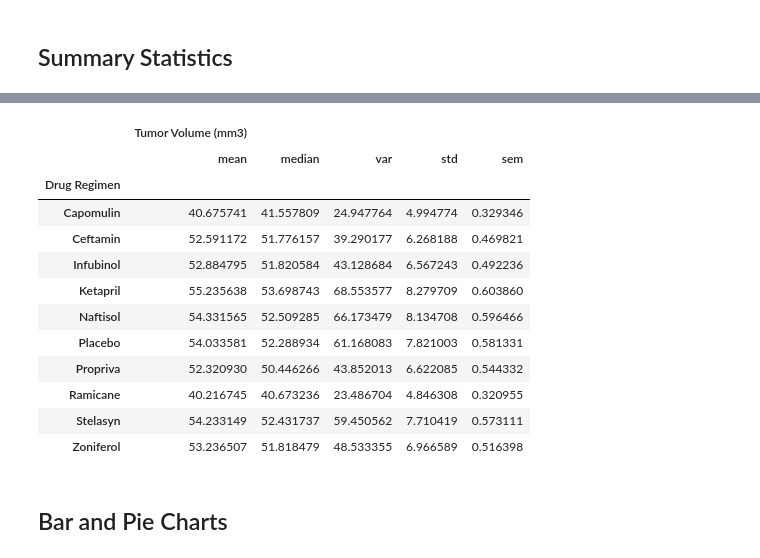
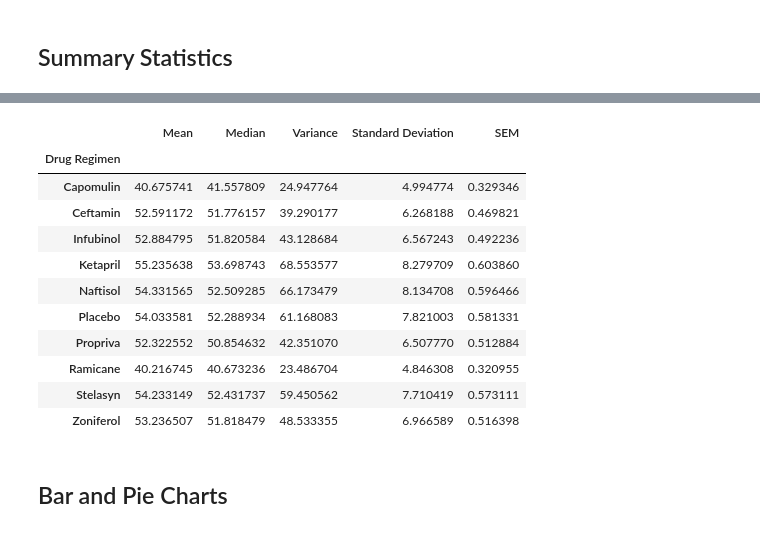
Before and after one commit to AmiableWookie/MatPlotLib_Challenge, a Jupyter notebook: Starter_Code/Pymaceuticals/pymaceuticals_starter.ipynb, the cells around one changed output, grey strips where cells are left out. Drawn from its saved outputs; the diff is of its cells as text; code cells hidden in the pictures.

```diff
--- a/Starter_Code/Pymaceuticals/pymaceuticals_starter.ipynb
+++ b/Starter_Code/Pymaceuticals/pymaceuticals_starter.ipynb
@@ -197,11 +211,18 @@ Total_mice
 # %%
 # A more advanced method to generate a summary statistics table of mean, median, variance, standard deviation,
 # and SEM of the tumor volume for each regimen (only one method is required in the solution)
 
+stat_summary_2 = recombined_data.groupby(["Drug Regimen"])
+stat_summary_agg = stat_summary_2["Tumor Volume (mm3)"].agg(["mean", "median", "var", "std", "sem"])
+
+# Rename column titles
+stat_summary_agg = stat_summary_agg.rename(columns={"mean":"Mean", "median":"Median", "var":"Variance", "std":"Standard Deviation",
+                                            "sem":"SEM"})
+
 # Using the aggregation method, produce the same summary statistics in a single line
+stat_summary_agg
 # %% [output]
-|  | Tumor Volume (mm3) |  |  |  |  |
-|  | mean | median | var | std | sem |
+|  | Mean | Median | Variance | Standard Deviation | SEM |
 | Drug Regimen |  |  |  |  |  |
 | Capomulin | 40.675741 | 41.557809 | 24.947764 | 4.994774 | 0.329346 |
 | Ceftamin | 52.591172 | 51.776157 | 39.290177 | 6.268188 | 0.469821 |
@@ -209,7 +230,7 @@ Total_mice
 | Ketapril | 55.235638 | 53.698743 | 68.553577 | 8.279709 | 0.603860 |
 | Naftisol | 54.331565 | 52.509285 | 66.173479 | 8.134708 | 0.596466 |
 | Placebo | 54.033581 | 52.288934 | 61.168083 | 7.821003 | 0.581331 |
-| Propriva | 52.320930 | 50.446266 | 43.852013 | 6.622085 | 0.544332 |
+| Propriva | 52.322552 | 50.854632 | 42.351070 | 6.507770 | 0.512884 |
 | Ramicane | 40.216745 | 40.673236 | 23.486704 | 4.846308 | 0.320955 |
 | Stelasyn | 54.233149 | 52.431737 | 59.450562 | 7.710419 | 0.573111 |
 | Zoniferol | 53.236507 | 51.818479 | 48.533355 | 6.966589 | 0.516398 |
```
Also changed, not shown: parts of 11 cells of this notebook.
